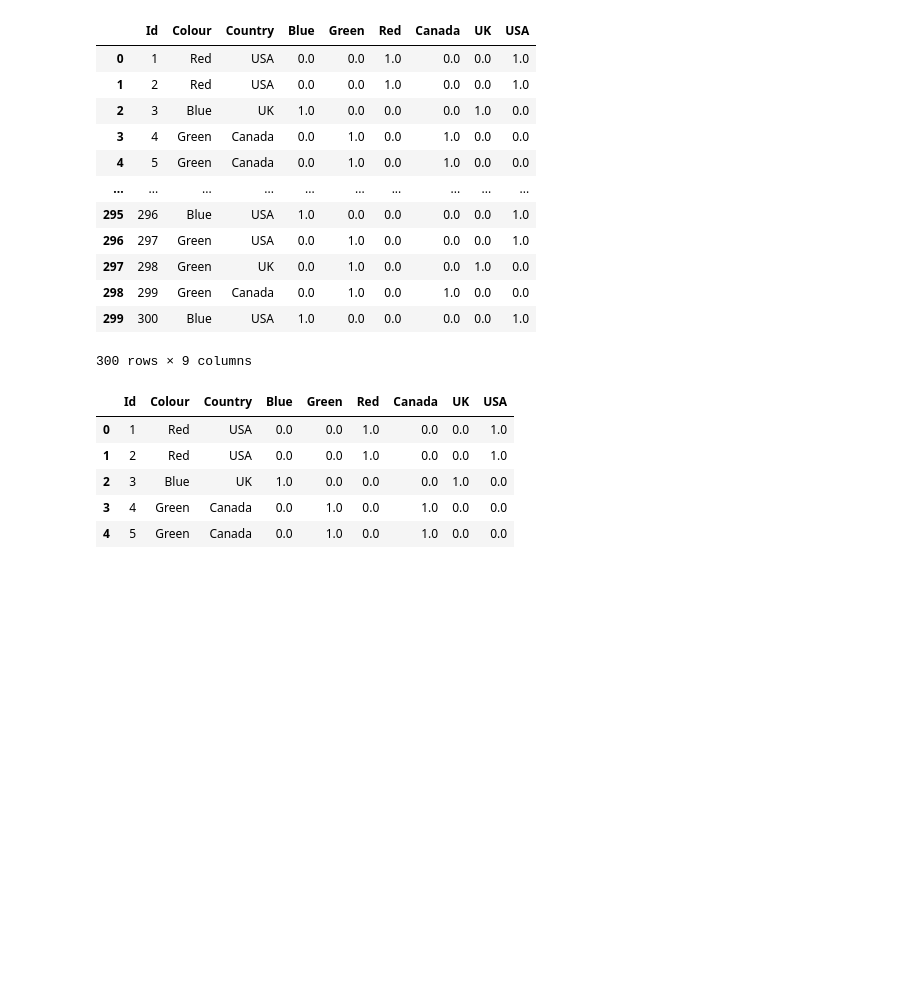
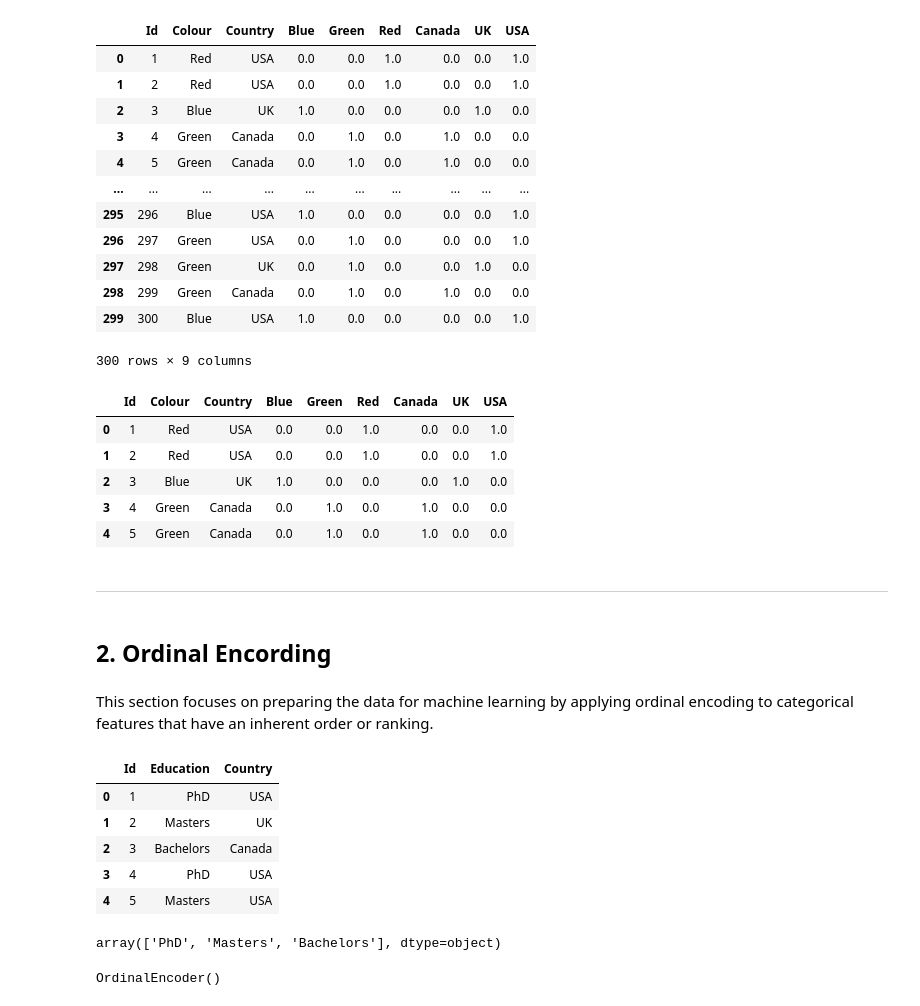
Before and after one commit to InduwaraRathnayake/In22-S4-CS3111-Intro-to-ML, a Jupyter notebook: Week_2.ipynb, the cells around one changed output. Saved outputs shown, nothing was run; the diff lists cells and outputs as text; code cells hidden in the pictures; blank space fills up the shorter version.

Commit message:
Ordinal Encording

```diff
--- a/Week_2.ipynb
+++ b/Week_2.ipynb
@@ -164,3 +164,9 @@ df_new.head()
 | 2 | 3 | Blue | UK | 1.0 | 0.0 | 0.0 | 0.0 | 1.0 | 0.0 |
 | 3 | 4 | Green | Canada | 0.0 | 1.0 | 0.0 | 1.0 | 0.0 | 0.0 |
 | 4 | 5 | Green | Canada | 0.0 | 1.0 | 0.0 | 1.0 | 0.0 | 0.0 |
+# %% [markdown]
+---
+# %% [markdown]
+## 2. Ordinal Encording
+# %% [markdown]
+This section focuses on preparing the data for machine learning by applying ordinal encoding to categorical features that have an inherent order or ranking.
@@ -166,0 +176,15 @@ df_new.head()
+# %%
+df = pd.read_csv("/content/drive/MyDrive/In22-S4-CS3111 - Intro to ML/ordinal.csv") # Load the dataset
+# %%
+df.head() # Display the first few rows of the dataframe
+# %% [output]
+|  | Id | Education | Country |
+| 0 | 1 | PhD | USA |
+| 1 | 2 | Masters | UK |
+| 2 | 3 | Bachelors | Canada |
+| 3 | 4 | PhD | USA |
+| 4 | 5 | Masters | USA |
+# %%
+df["Education"].unique() # Get unique values in the 'Education' column
+# %% [output]
+array(['PhD', 'Masters', 'Bachelors'], dtype=object)
@@ -166,0 +193,4 @@ df_new.head()
+# %%
+print(enc)
+# %% [output]
+OrdinalEncoder()
```
Also changed, not shown: parts of 15 cells of this notebook.
